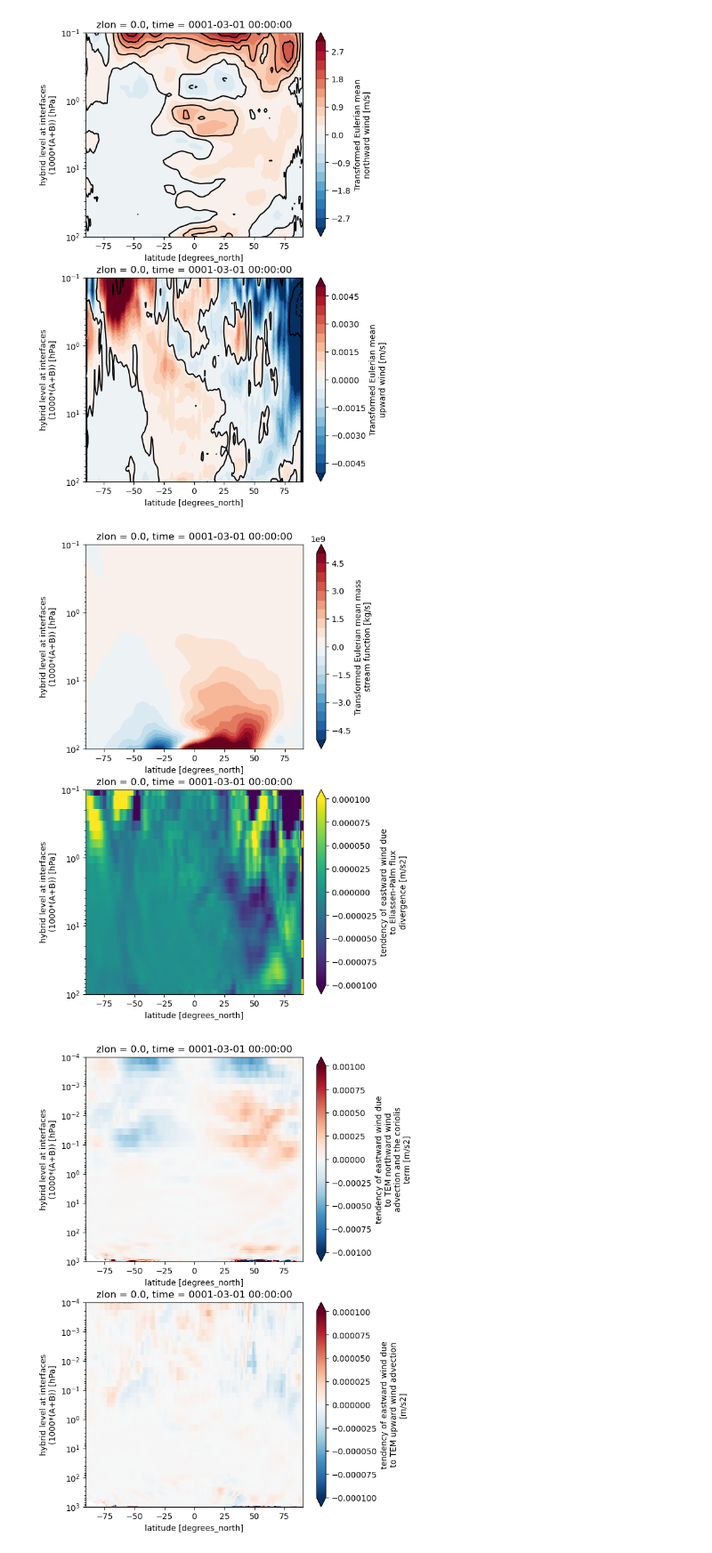
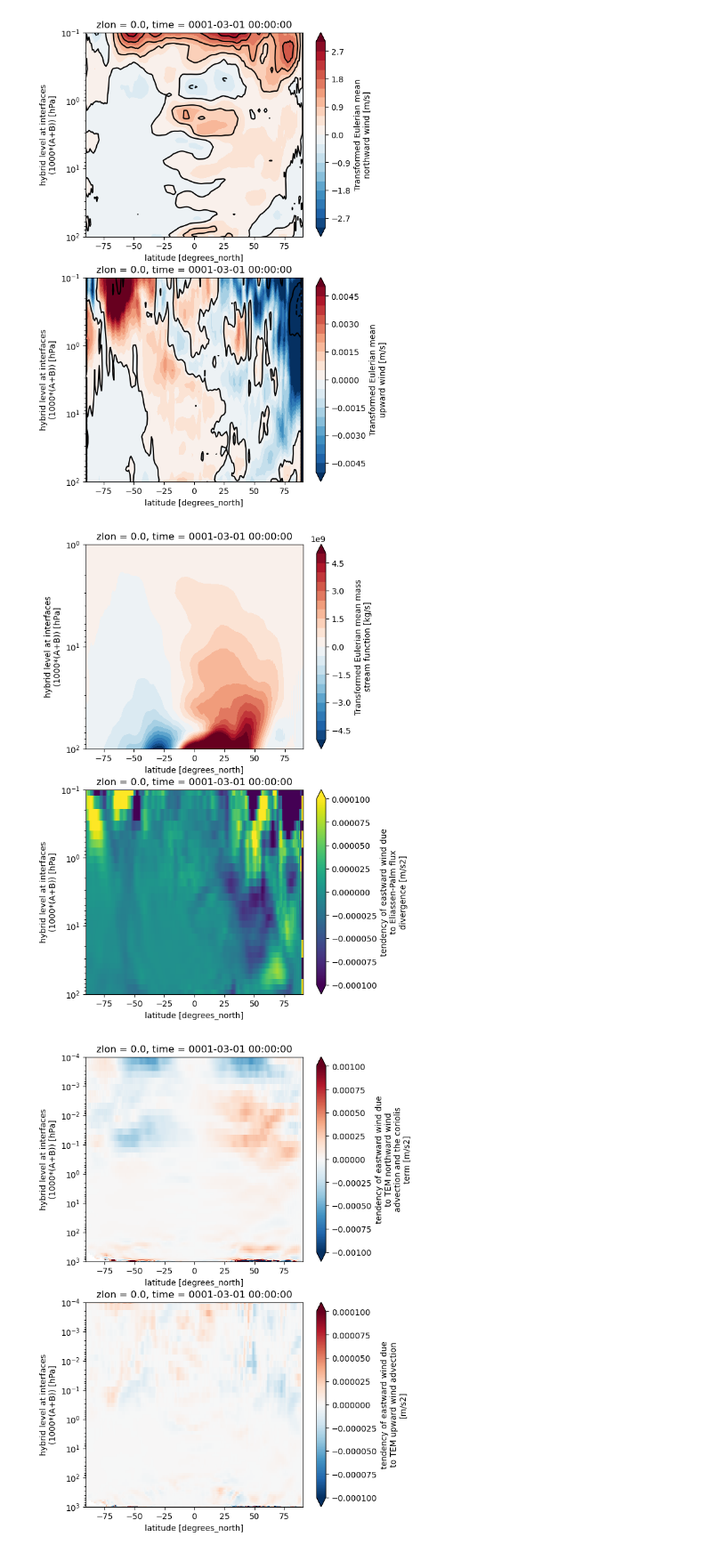
Before and after one commit to dan800/TEM4CAM, a Jupyter notebook: python/pltTEM.ipynb, the cells around one changed output. Shown: that part at 89% size. Saved outputs shown, nothing was run; the diff lists cells and outputs as text; code cells hidden in the pictures.

```diff
--- a/python/pltTEM.ipynb
+++ b/python/pltTEM.ipynb
@@ -57,11 +57,11 @@ plt.show()
 [figure]
 # %%
 fig, axs = plt.subplots(nrows=2, figsize=(6,10))
-ds.psitem.isel(time=-1).plot.contourf(ax=axs[0], levels = 21, y='ilev', yscale='log',vmax=5e9,ylim=[1e2,1e-1])
+ds.psitem.isel(time=-1).plot.contourf(ax=axs[0], levels = 21, y='ilev', yscale='log',vmax=5e9,ylim=[1e2,1])
 ds.utendepfd.isel(time=-1).plot(ax=axs[1], y='ilev', yscale='log',vmax=0.0001,vmin=-0.0001,ylim=[1e2,1e-1])
 plt.show()
 # %% [output]
-[figure, old version]
+[figure, new version]
 # %%
 fig, axs = plt.subplots(nrows=2, figsize=(6,10))
 ds.utendvtem.isel(time=-1).plot(ax=axs[0], y='ilev', yscale='log',vmax=0.001, ylim=[1e3,1e-4])
```
Also changed, not shown: parts of 2 cells of this notebook, 3 other files.
